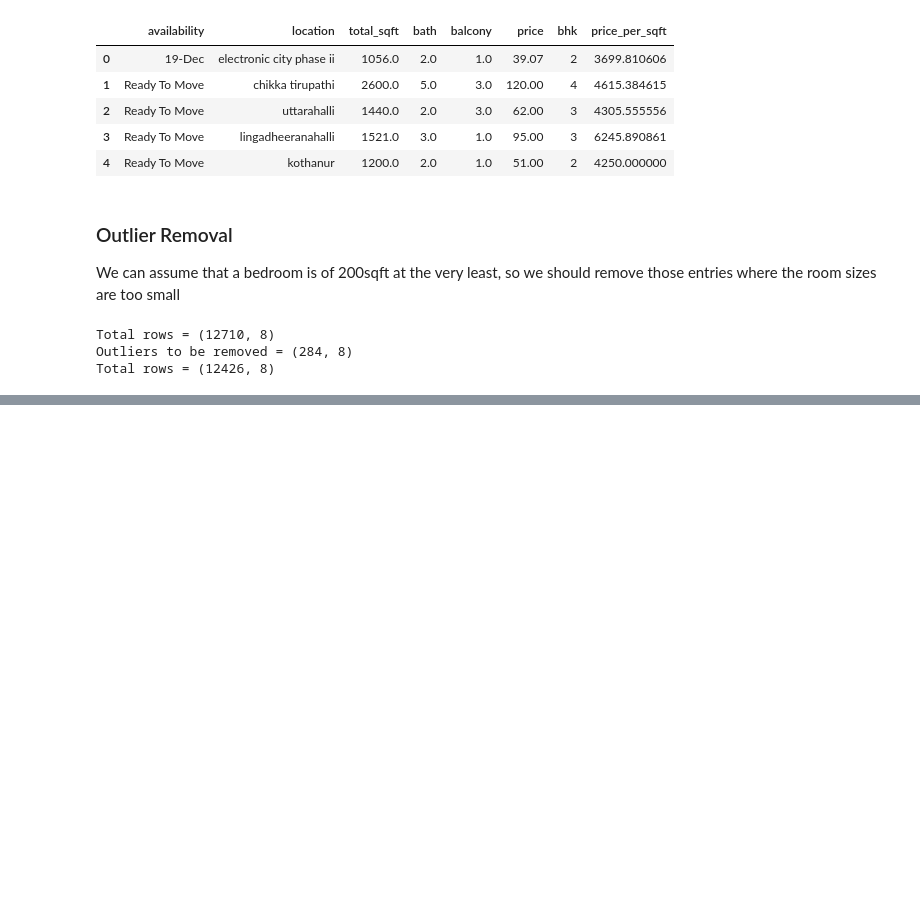
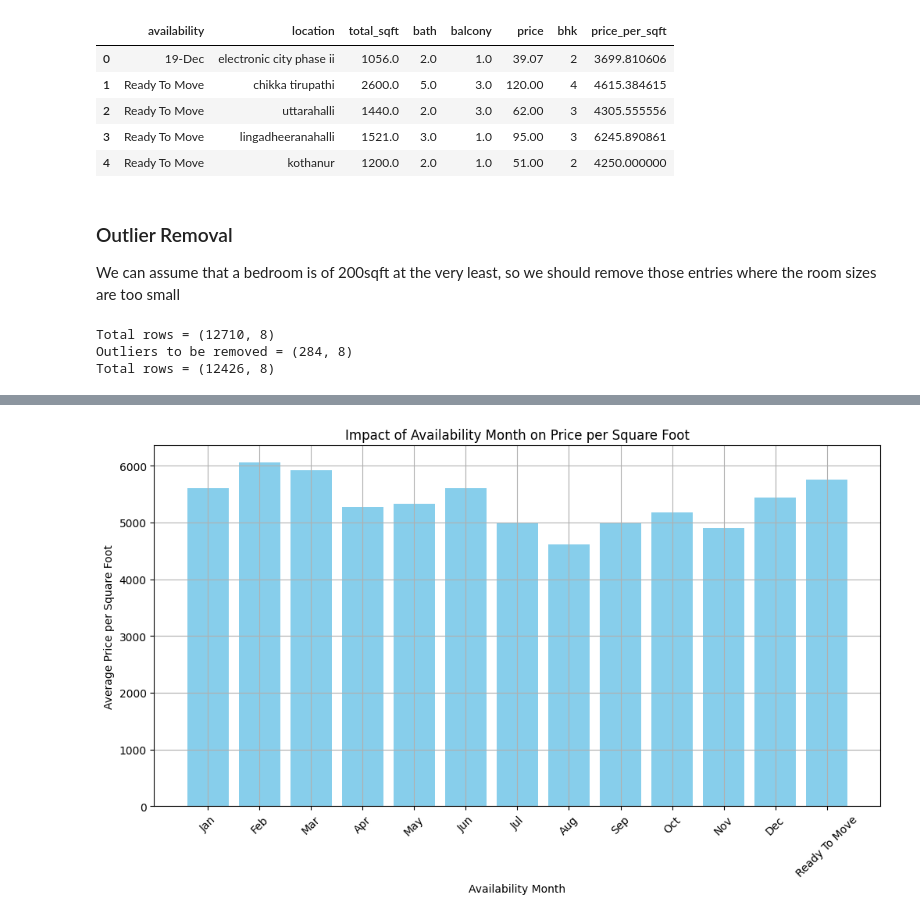
Before and after one commit to Divyashree-iyer/bengaluru-house-price-prediction, a Jupyter notebook: model.ipynb, the cells around one changed output, grey strips where cells are left out. Cells and saved outputs as stored; diff of their text form; code cells hidden in the pictures; blank space fills up the shorter version.

```diff
--- a/model.ipynb
+++ b/model.ipynb
@@ -303,0 +366,4 @@ Total rows = (12426, 8)
+# %%
+print(df[df['bhk']+2<df['bath']])
+df = df[df['bhk']+2>=df['bath']]
+df.shape
@@ -303,0 +401,25 @@ Total rows = (12426, 8)
+# %%
+def extract_month(date_str):
+    if date_str == "Ready To Move":
+        return date_str
+    return date_str.split('-')[1]
+
+df['availability_month'] = df['availability'].apply(extract_month)
+
+df_grouped = df.groupby('availability_month')['price_per_sqft'].mean().reset_index()
+
+months_order = ['Jan', 'Feb', 'Mar', 'Apr', 'May', 'Jun', 'Jul', 'Aug', 'Sep', 'Oct', 'Nov', 'Dec', 'Ready To Move']
+df_grouped['availability_month'] = pd.Categorical(df_grouped['availability_month'], categories=months_order, ordered=True)
+df_grouped = df_grouped.sort_values('availability_month')
+
+# Create bar chart
+plt.figure(figsize=(12, 6))
+plt.bar(df_grouped['availability_month'], df_grouped['price_per_sqft'], color='skyblue')
+plt.xlabel('Availability Month')
+plt.ylabel('Average Price per Square Foot')
+plt.title('Impact of Availability Month on Price per Square Foot')
+plt.xticks(rotation=45)
+plt.grid(True)
+plt.show()
+# %% [output]
+[figure, added]
```
Also changed, not shown: parts of 22 cells of this notebook.
